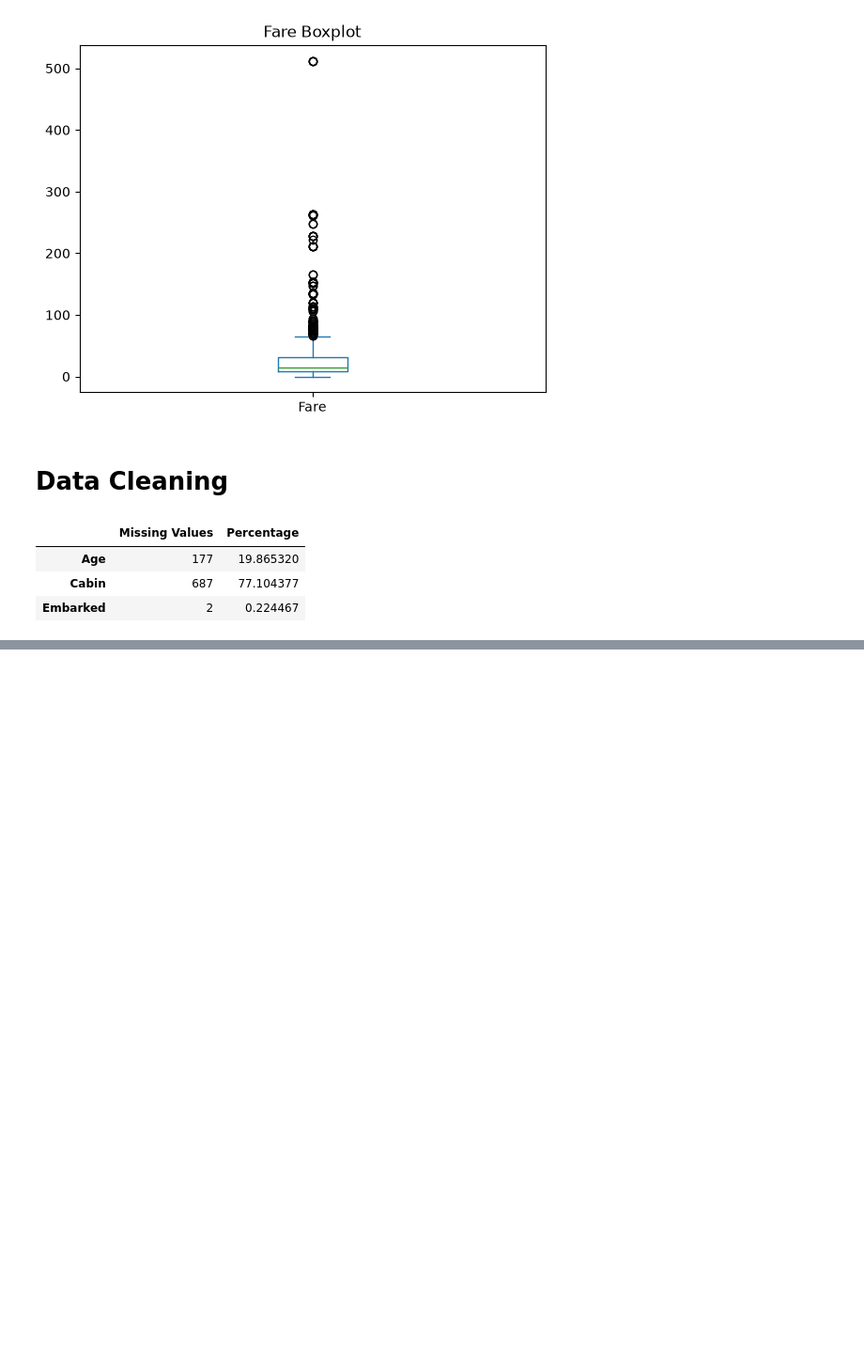
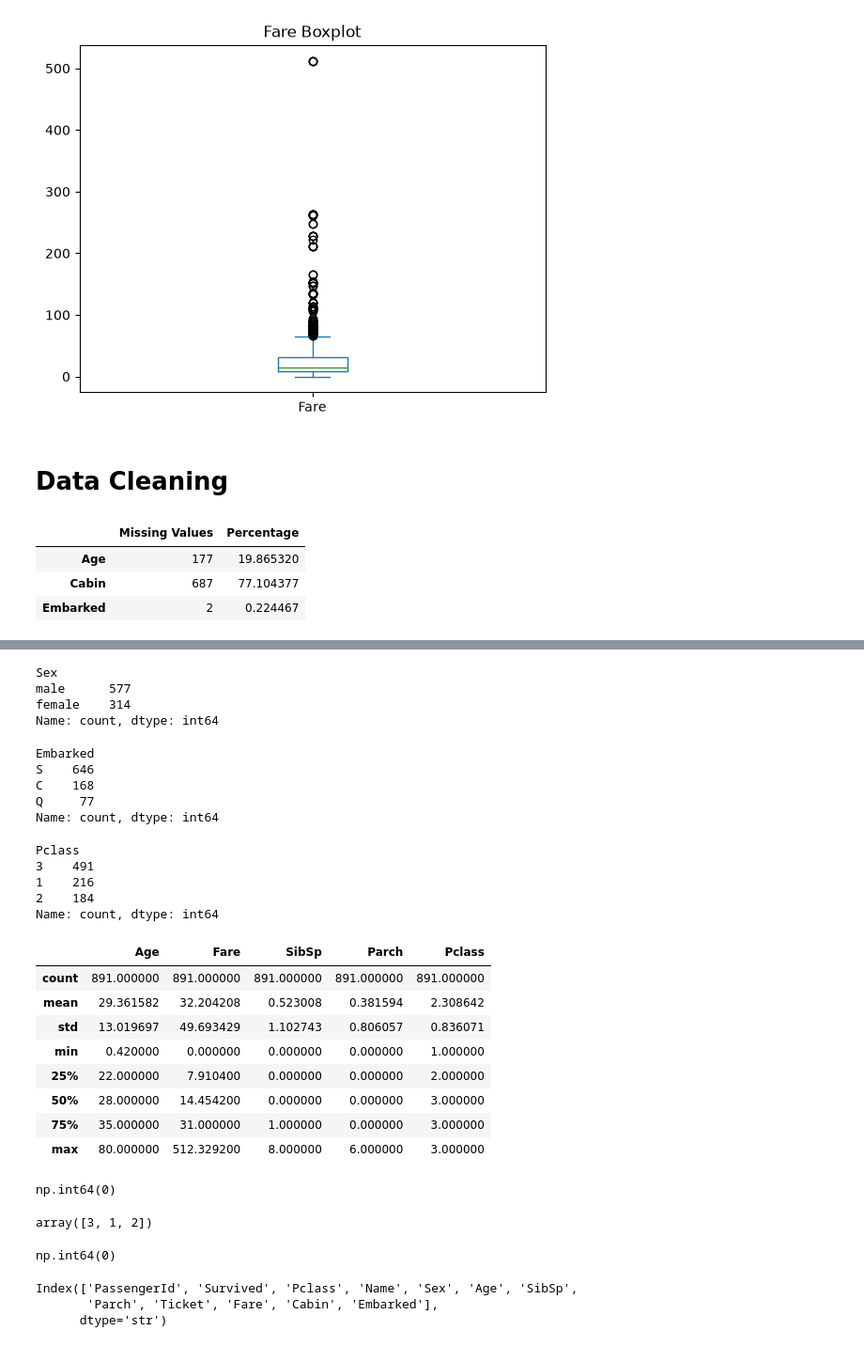
Before and after one commit to Omiiii04/Kaggle---Titanic---Machine-Learning-from-Disaster, a Jupyter notebook: Notebook.ipynb, the cells around one changed output, grey strips where cells are left out. Shown at 94% size. Drawn from its saved outputs; the diff is of its cells as text; code cells hidden in the pictures; blank space fills up the shorter version.

```diff
--- a/Notebook.ipynb
+++ b/Notebook.ipynb
@@ -446,0 +455,4 @@ df_cleaned = df.copy()
+# %%
+df_cleaned["Embarked"] = df_cleaned["Embarked"].fillna(
+    df_cleaned["Embarked"].mode()[0]
+)
@@ -446,0 +483,4 @@ df_cleaned = df.copy()
+# %%
+df_cleaned["Age"] = df_cleaned["Age"].fillna(
+    df_cleaned["Age"].median()
+)
@@ -446,0 +545,2 @@ df_cleaned = df.copy()
+# %%
+df_cleaned["Cabin"] = df_cleaned["Cabin"].fillna("Unknown")
@@ -446,0 +593,53 @@ df_cleaned = df.copy()
+# %%
+df_cleaned["Sex"].value_counts()
+# %% [output]
+Sex
+male      577
+female    314
+Name: count, dtype: int64
+# %%
+df_cleaned["Embarked"].value_counts()
+# %% [output]
+Embarked
+S    646
+C    168
+Q     77
+Name: count, dtype: int64
+# %%
+df_cleaned["Pclass"].value_counts()
+# %% [output]
+Pclass
+3    491
+1    216
+2    184
+Name: count, dtype: int64
+# %%
+df_cleaned[["Age", "Fare", "SibSp", "Parch", "Pclass"]].describe()
+# %% [output]
+|  | Age | Fare | SibSp | Parch | Pclass |
+| count | 891.000000 | 891.000000 | 891.000000 | 891.000000 | 891.000000 |
+| mean | 29.361582 | 32.204208 | 0.523008 | 0.381594 | 2.308642 |
+| std | 13.019697 | 49.693429 | 1.102743 | 0.806057 | 0.836071 |
+| min | 0.420000 | 0.000000 | 0.000000 | 0.000000 | 1.000000 |
+| 25% | 22.000000 | 7.910400 | 0.000000 | 0.000000 | 2.000000 |
+| 50% | 28.000000 | 14.454200 | 0.000000 | 0.000000 | 3.000000 |
+| 75% | 35.000000 | 31.000000 | 1.000000 | 0.000000 | 3.000000 |
+| max | 80.000000 | 512.329200 | 8.000000 | 6.000000 | 3.000000 |
+# %%
+(df_cleaned["Age"] < 0).sum()
+# %% [output]
+np.int64(0)
+# %%
+df_cleaned["Pclass"].unique()
+# %% [output]
+array([3, 1, 2])
+# %%
+(df_cleaned["Fare"] < 0).sum()
+# %% [output]
+np.int64(0)
+# %%
+df_cleaned.columns
+# %% [output]
+Index(['PassengerId', 'Survived', 'Pclass', 'Name', 'Sex', 'Age', 'SibSp',
+       'Parch', 'Ticket', 'Fare', 'Cabin', 'Embarked'],
+      dtype='str')
```
Also changed, not shown: parts of 64 cells of this notebook.
